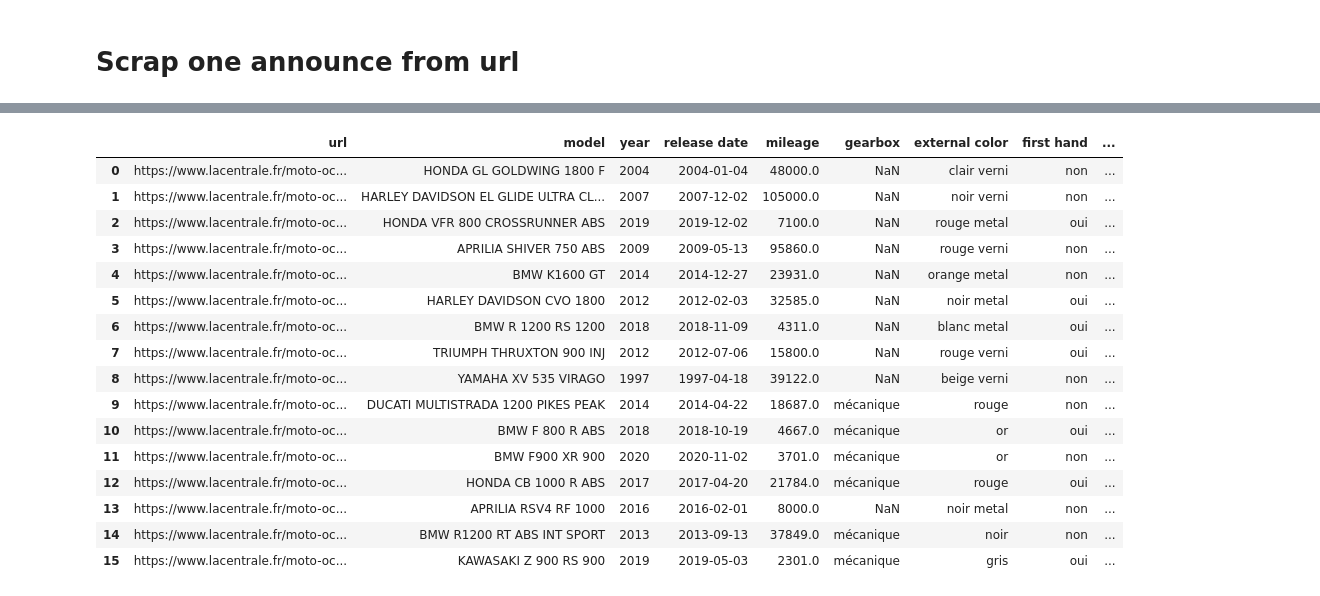
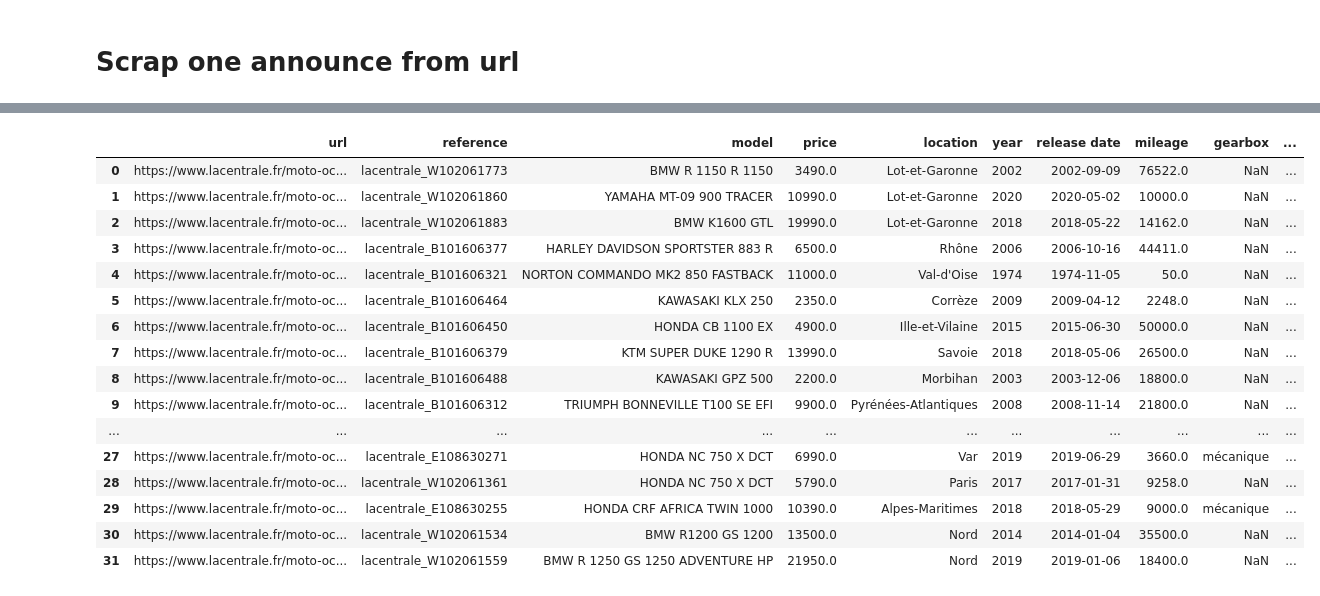
Before and after one commit to AnthonyDF/tresboncoin, a Jupyter notebook: notebooks/victor/victor_notebook.ipynb, the cells around one changed output, grey strips where cells are left out. Drawn from its saved outputs; the diff is of its cells as text; code cells hidden in the pictures.

```diff
--- a/notebooks/victor/victor_notebook.ipynb
+++ b/notebooks/victor/victor_notebook.ipynb
@@ -150,0 +293,3 @@ get_one_announce("https://www.lacentrale.fr/moto-occasion-annonce-66101604051.ht
+# %%
+announce_list = data.copy()
+announce_list
@@ -150,0 +298,12 @@ get_one_announce("https://www.lacentrale.fr/moto-occasion-annonce-66101604051.ht
+# %%
+def get_url_list(page=1):
+    url_root = 'https://www.lacentrale.fr'
+
+    url_announces = "https://www.lacentrale.fr/listing?makesModelsCommercialNames=&options=&page=" + str(page) + "&sortBy=firstOnlineDateDesc&vertical=moto"
+    list_announces = requests.get(url_announces, headers=headers, params=params)
+    soup_announces = BeautifulSoup(list_announces.content, 'html.parser')
+    one_page_url_list = []
+    for k in soup_announces.select('a[class*="searchCard__link"]'):
+        title = k.get('href')
+        one_page_url_list.append(url_root + title)
+    return one_page_url_list
@@ -150,0 +314,3 @@ get_one_announce("https://www.lacentrale.fr/moto-occasion-annonce-66101604051.ht
+# %%
+list_1 = get_url_list(page=1)
+list_1
@@ -151,25 +354,26 @@ get_one_announce("https://www.lacentrale.fr/moto-occasion-annonce-66101604051.ht
 # %%
-for val in one_page_list:
-    announce_list = pd.concat([announce_list, get_one_announce(val)], axis=0)
-    time.sleep(1)
+for url in list_1:
+    if url not in list(announce_list["url"]):
+        announce_to_add = get_one_announce(url)
+        announce_list = pd.concat([announce_list, announce_to_add], axis=0)
+        time.sleep(1)
 # %%
-announce_list = announce_list.iloc[1:].reset_index(drop=True)
-announce_list
+announce_list.reset_index(drop=True)
 # %% [output]
-|  | url | model | year | release date | mileage | gearbox | external color | first hand | ... |
-| 0 | https://www.lacentrale.fr/moto-oc... | HONDA GL GOLDWING 1800 F | 2004 | 2004-01-04 | 48000.0 | NaN | clair verni | non | ... |
-| 1 | https://www.lacentrale.fr/moto-oc... | HARLEY DAVIDSON EL GLIDE ULTRA CL... | 2007 | 2007-12-02 | 105000.0 | NaN | noir verni | non | ... |
-| 2 | https://www.lacentrale.fr/moto-oc... | HONDA VFR 800 CROSSRUNNER ABS | 2019 | 2019-12-02 | 7100.0 | NaN | rouge metal | oui | ... |
-| 3 | https://www.lacentrale.fr/moto-oc... | APRILIA SHIVER 750 ABS | 2009 | 2009-05-13 | 95860.0 | NaN | rouge verni | non | ... |
-| 4 | https://www.lacentrale.fr/moto-oc... | BMW K1600 GT | 2014 | 2014-12-27 | 23931.0 | NaN | orange metal | non | ... |
-| 5 | https://www.lacentrale.fr/moto-oc... | HARLEY DAVIDSON CVO 1800 | 2012 | 2012-02-03 | 32585.0 | NaN | noir metal | oui | ... |
-| 6 | https://www.lacentrale.fr/moto-oc... | BMW R 1200 RS 1200 | 2018 | 2018-11-09 | 4311.0 | NaN | blanc metal | oui | ... |
-| 7 | https://www.lacentrale.fr/moto-oc... | TRIUMPH THRUXTON 900 INJ | 2012 | 2012-07-06 | 15800.0 | NaN | rouge verni | oui | ... |
-| 8 | https://www.lacentrale.fr/moto-oc... | YAMAHA XV 535 VIRAGO | 1997 | 1997-04-18 | 39122.0 | NaN | beige verni | non | ... |
-| 9 | https://www.lacentrale.fr/moto-oc... | DUCATI MULTISTRADA 1200 PIKES PEAK | 2014 | 2014-04-22 | 18687.0 | mécanique | rouge | non | ... |
-| 10 | https://www.lacentrale.fr/moto-oc... | BMW F 800 R ABS | 2018 | 2018-10-19 | 4667.0 | mécanique | or | oui | ... |
-| 11 | https://www.lacentrale.fr/moto-oc... | BMW F900 XR 900 | 2020 | 2020-11-02 | 3701.0 | mécanique | or | non | ... |
-| 12 | https://www.lacentrale.fr/moto-oc... | HONDA CB 1000 R ABS | 2017 | 2017-04-20 | 21784.0 | mécanique | rouge | oui | ... |
-| 13 | https://www.lacentrale.fr/moto-oc... | APRILIA RSV4 RF 1000 | 2016 | 2016-02-01 | 8000.0 | NaN | noir metal | non | ... |
-| 14 | https://www.lacentrale.fr/moto-oc... | BMW R1200 RT ABS INT SPORT | 2013 | 2013-09-13 | 37849.0 | mécanique | noir | non | ... |
-| 15 | https://www.lacentrale.fr/moto-oc... | KAWASAKI Z 900 RS 900 | 2019 | 2019-05-03 | 2301.0 | mécanique | gris | oui | ... |
+|  | url | reference | model | price | location | year | release date | mileage | gearbox | ... |
+| 0 | https://www.lacentrale.fr/moto-oc... | lacentrale_W102061773 | BMW R 1150 R 1150 | 3490.0 | Lot-et-Garonne | 2002 | 2002-09-09 | 76522.0 | NaN | ... |
+| 1 | https://www.lacentrale.fr/moto-oc... | lacentrale_W102061860 | YAMAHA MT-09 900 TRACER | 10990.0 | Lot-et-Garonne | 2020 | 2020-05-02 | 10000.0 | NaN | ... |
+| 2 | https://www.lacentrale.fr/moto-oc... | lacentrale_W102061883 | BMW K1600 GTL | 19990.0 | Lot-et-Garonne | 2018 | 2018-05-22 | 14162.0 | NaN | ... |
+| 3 | https://www.lacentrale.fr/moto-oc... | lacentrale_B101606377 | HARLEY DAVIDSON SPORTSTER 883 R | 6500.0 | Rhône | 2006 | 2006-10-16 | 44411.0 | NaN | ... |
+| 4 | https://www.lacentrale.fr/moto-oc... | lacentrale_B101606321 | NORTON COMMANDO MK2 850 FASTBACK | 11000.0 | Val-d'Oise | 1974 | 1974-11-05 | 50.0 | NaN | ... |
+| 5 | https://www.lacentrale.fr/moto-oc... | lacentrale_B101606464 | KAWASAKI KLX 250 | 2350.0 | Corrèze | 2009 | 2009-04-12 | 2248.0 | NaN | ... |
+| 6 | https://www.lacentrale.fr/moto-oc... | lacentrale_B101606450 | HONDA CB 1100 EX | 4900.0 | Ille-et-Vilaine | 2015 | 2015-06-30 | 50000.0 | NaN | ... |
+| 7 | https://www.lacentrale.fr/moto-oc... | lacentrale_B101606379 | KTM SUPER DUKE 1290 R | 13990.0 | Savoie | 2018 | 2018-05-06 | 26500.0 | NaN | ... |
+| 8 | https://www.lacentrale.fr/moto-oc... | lacentrale_B101606488 | KAWASAKI GPZ 500 | 2200.0 | Morbihan | 2003 | 2003-12-06 | 18800.0 | NaN | ... |
+| 9 | https://www.lacentrale.fr/moto-oc... | lacentrale_B101606312 | TRIUMPH BONNEVILLE T100 SE EFI | 9900.0 | Pyrénées-Atlantiques | 2008 | 2008-11-14 | 21800.0 | NaN | ... |
+| ... | ... | ... | ... | ... | ... | ... | ... | ... | ... | ... |
+| 27 | https://www.lacentrale.fr/moto-oc... | lacentrale_E108630271 | HONDA NC 750 X DCT | 6990.0 | Var | 2019 | 2019-06-29 | 3660.0 | mécanique | ... |
+| 28 | https://www.lacentrale.fr/moto-oc... | lacentrale_W102061361 | HONDA NC 750 X DCT | 5790.0 | Paris | 2017 | 2017-01-31 | 9258.0 | NaN | ... |
+| 29 | https://www.lacentrale.fr/moto-oc... | lacentrale_E108630255 | HONDA CRF AFRICA TWIN 1000 | 10390.0 | Alpes-Maritimes | 2018 | 2018-05-29 | 9000.0 | mécanique | ... |
+| 30 | https://www.lacentrale.fr/moto-oc... | lacentrale_W102061534 | BMW R1200 GS 1200 | 13500.0 | Nord | 2014 | 2014-01-04 | 35500.0 | NaN | ... |
+| 31 | https://www.lacentrale.fr/moto-oc... | lacentrale_W102061559 | BMW R 1250 GS 1250 ADVENTURE HP | 21950.0 | Nord | 2019 | 2019-01-06 | 18400.0 | NaN | ... |
```
Also changed, not shown: parts of 41 cells of this notebook, 1 other file.
